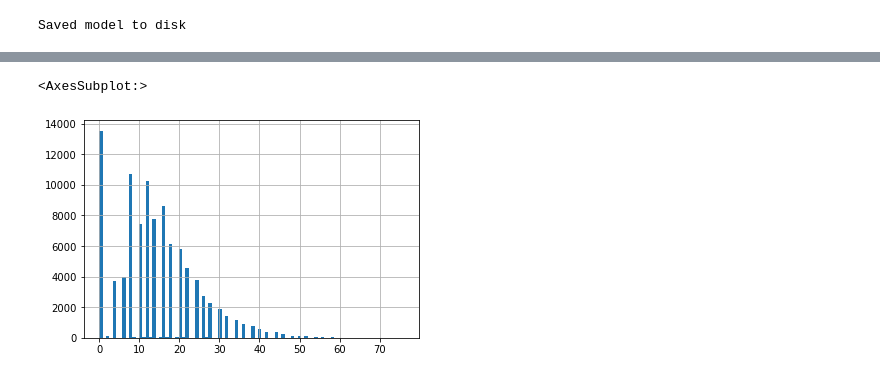
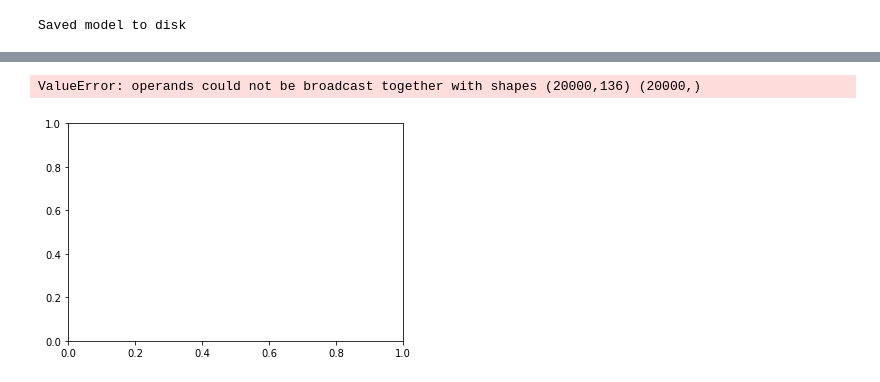
Before and after one commit to linus-md/REU, a Jupyter notebook: neural_count.ipynb, the cells around one changed output, grey strips where cells are left out. Drawn from its saved outputs; the diff is of its cells as text; code cells hidden in the pictures.

```diff
--- a/neural_count.ipynb
+++ b/neural_count.ipynb
@@ -160,6 +131,12 @@ fig = df.hist(bins=92)
-# %%
-# Distrbution of data
-data.counts.hist(bins=92)
-# %% [output]
-<AxesSubplot:>
-[figure, removed]
+# %%
+predictions = model.predict(param_val)
+actual = count_val
+
+fig = plt.figure()
+plt.title('')
+plt.plot(predictions - actual)
+plt.legend(['predictions - actual values'])
+plt.plot()
+# %% [output]
+ValueError: operands could not be broadcast together with shapes (20000,136) (20000,)
+[figure, added]
```
Also changed, not shown: parts of 11 cells of this notebook, 1 other file.
